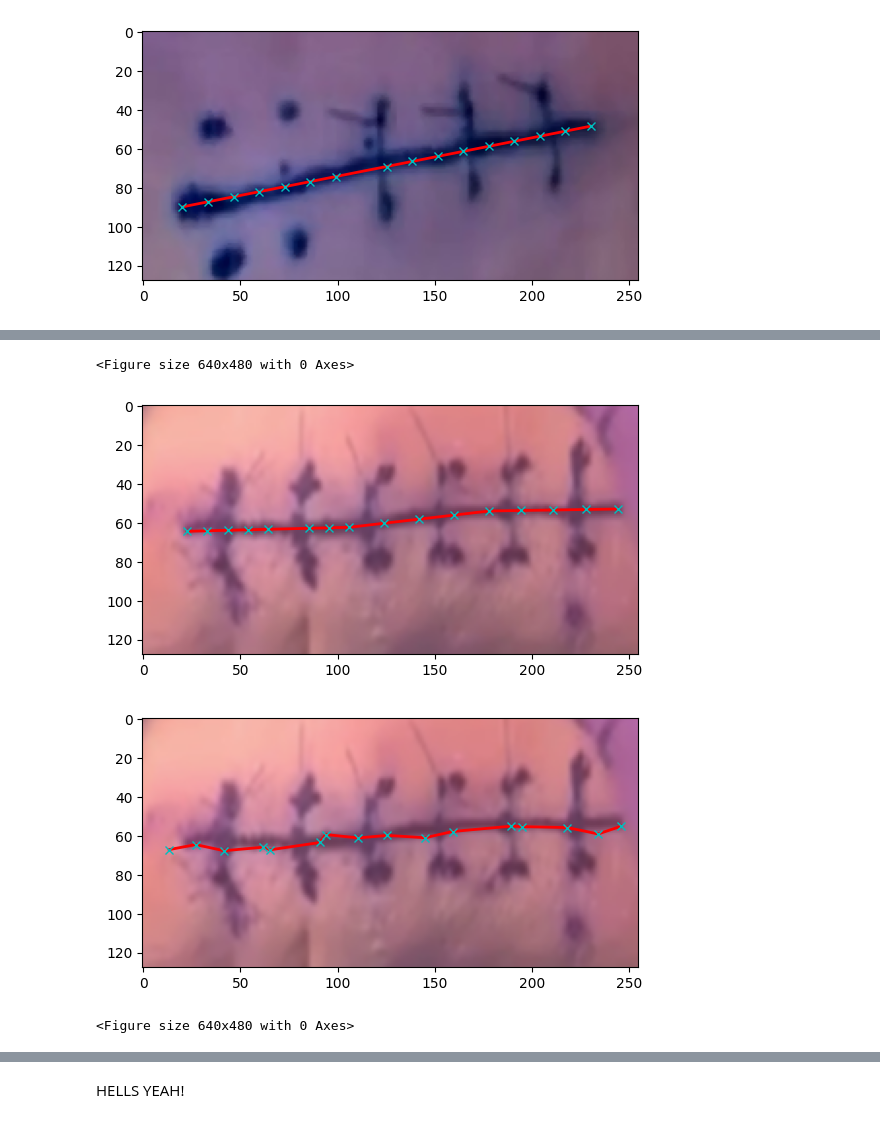
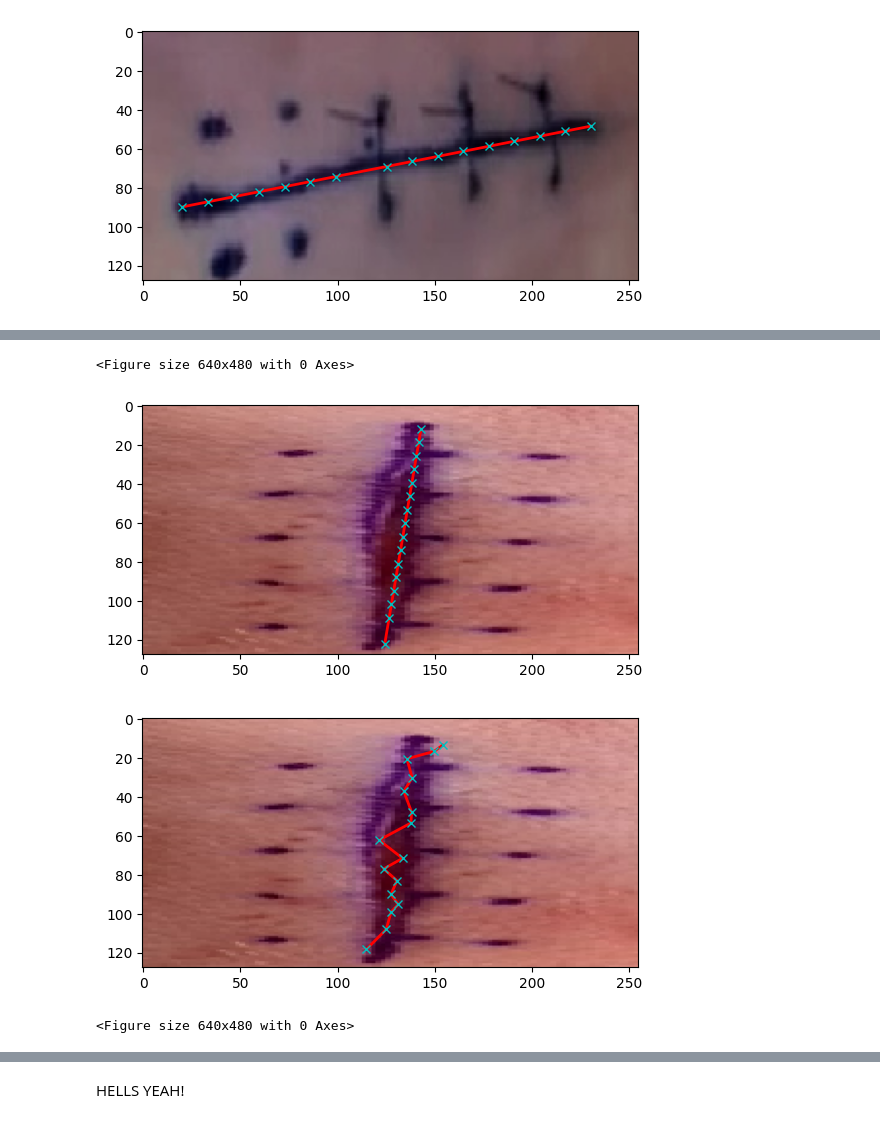
Before and after one commit to tomhruby1/zdo, a Jupyter notebook: training.ipynb, the cells around one changed output, grey strips where cells are left out. Cells and saved outputs as stored; diff of their text form; code cells hidden in the pictures.

```diff
--- a/training.ipynb
+++ b/training.ipynb
@@ -192,16 +193,16 @@ training finished
 # %%
-im, points = val_dataset.__getitem__(1)
+im, points = val_dataset.__getitem__(3)
 visualize(im, points, unnormalize=True)
 
 # prediction:
 model.eval()
 im2 = (im.unsqueeze(0)).to(device)
 points_pred = model(im2)
 points_pred = points_pred.reshape([16,2]).detach().cpu()
 visualize(im, points_pred, unnormalize=True)
 plt.figure()
 # %% [output]
 <Figure size 640x480 with 0 Axes>
-[figure, old version]
+[figure, new version]
-[figure, old version]
+[figure, new version]
 <Figure size 640x480 with 0 Axes>
```
Also changed, not shown: parts of 4 cells of this notebook, 1 other file.
